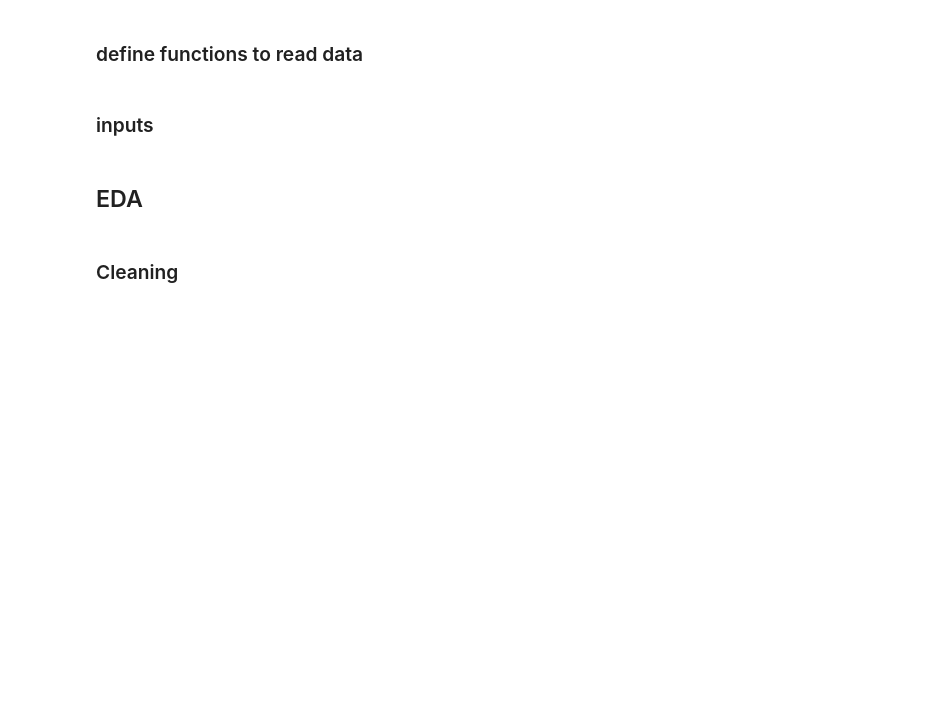
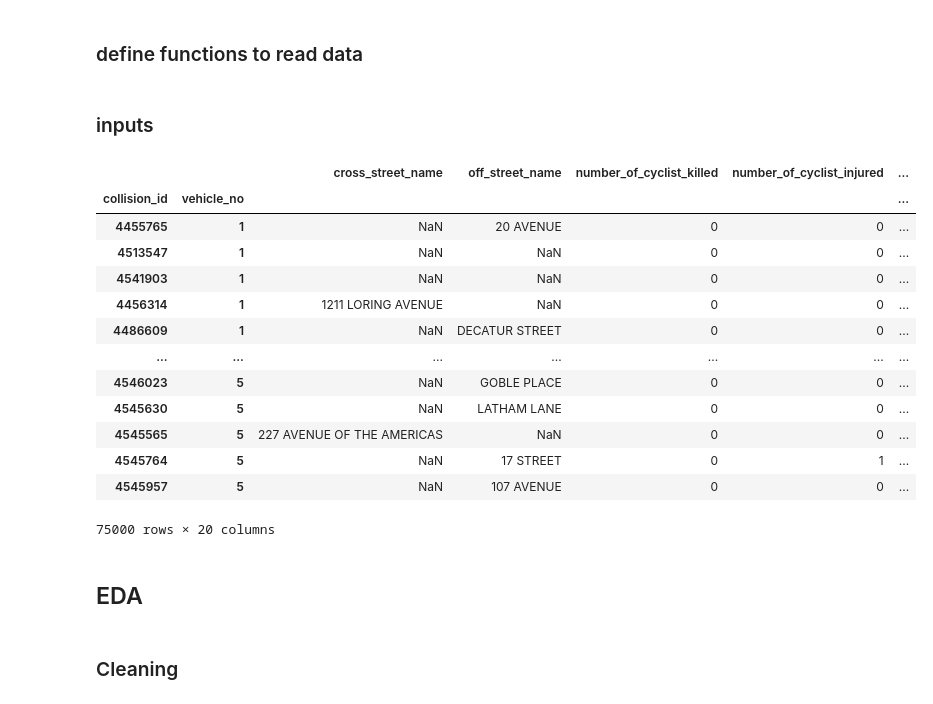
Before and after one commit to schmly/UCDPA_hlaing, a Jupyter notebook: data/ny_motor_vehicle_collisions.ipynb, the cells around one changed output. Drawn from its saved outputs; the diff is of its cells as text; code cells hidden in the pictures; blank space fills up the shorter version.

Commit message:
use pd.wide_to_long to clean dataframe before EDA

```diff
--- a/data/ny_motor_vehicle_collisions.ipynb
+++ b/data/ny_motor_vehicle_collisions.ipynb
@@ -54,7 +54,28 @@ api = "https://data.cityofnewyork.us/resource/h9gi-nx95.json"
 size = 12000
 limit = 1000
 # data = read_api(api, size=12500)
-data = read_api_chunk(api, limit=15000)
+data_raw = read_api_chunk(api, limit=15000)
+# %%
+data_raw.head()
+data_raw.columns
+data = data_raw
+data.rename(columns={"vehicle_type_code1":"vehicle_type_code_1", "vehicle_type_code2":"vehicle_type_code_2"}, inplace=True)
+pd.wide_to_long(data, stubnames=["vehicle_type_code_", "contributing_factor_vehicle_"], i="collision_id", j="vehicle_no")
+# %% [output]
+|  |  | cross_street_name | off_street_name | number_of_cyclist_killed | number_of_cyclist_injured | ... |
+| collision_id | vehicle_no |  |  |  |  | ... |
+| 4455765 | 1 | NaN | 20 AVENUE | 0 | 0 | ... |
+| 4513547 | 1 | NaN | NaN | 0 | 0 | ... |
+| 4541903 | 1 | NaN | NaN | 0 | 0 | ... |
+| 4456314 | 1 | 1211 LORING AVENUE | NaN | 0 | 0 | ... |
+| 4486609 | 1 | NaN | DECATUR STREET | 0 | 0 | ... |
+| ... | ... | ... | ... | ... | ... | ... |
+| 4546023 | 5 | NaN | GOBLE PLACE | 0 | 0 | ... |
+| 4545630 | 5 | NaN | LATHAM LANE | 0 | 0 | ... |
+| 4545565 | 5 | 227 AVENUE OF THE AMERICAS | NaN | 0 | 0 | ... |
+| 4545764 | 5 | NaN | 17 STREET | 0 | 1 | ... |
+| 4545957 | 5 | NaN | 107 AVENUE | 0 | 0 | ... |
+75000 rows × 20 columns
 # %% [markdown]
 ## EDA
 # %% [markdown]
```
Also changed, not shown: parts of 5 cells of this notebook.
